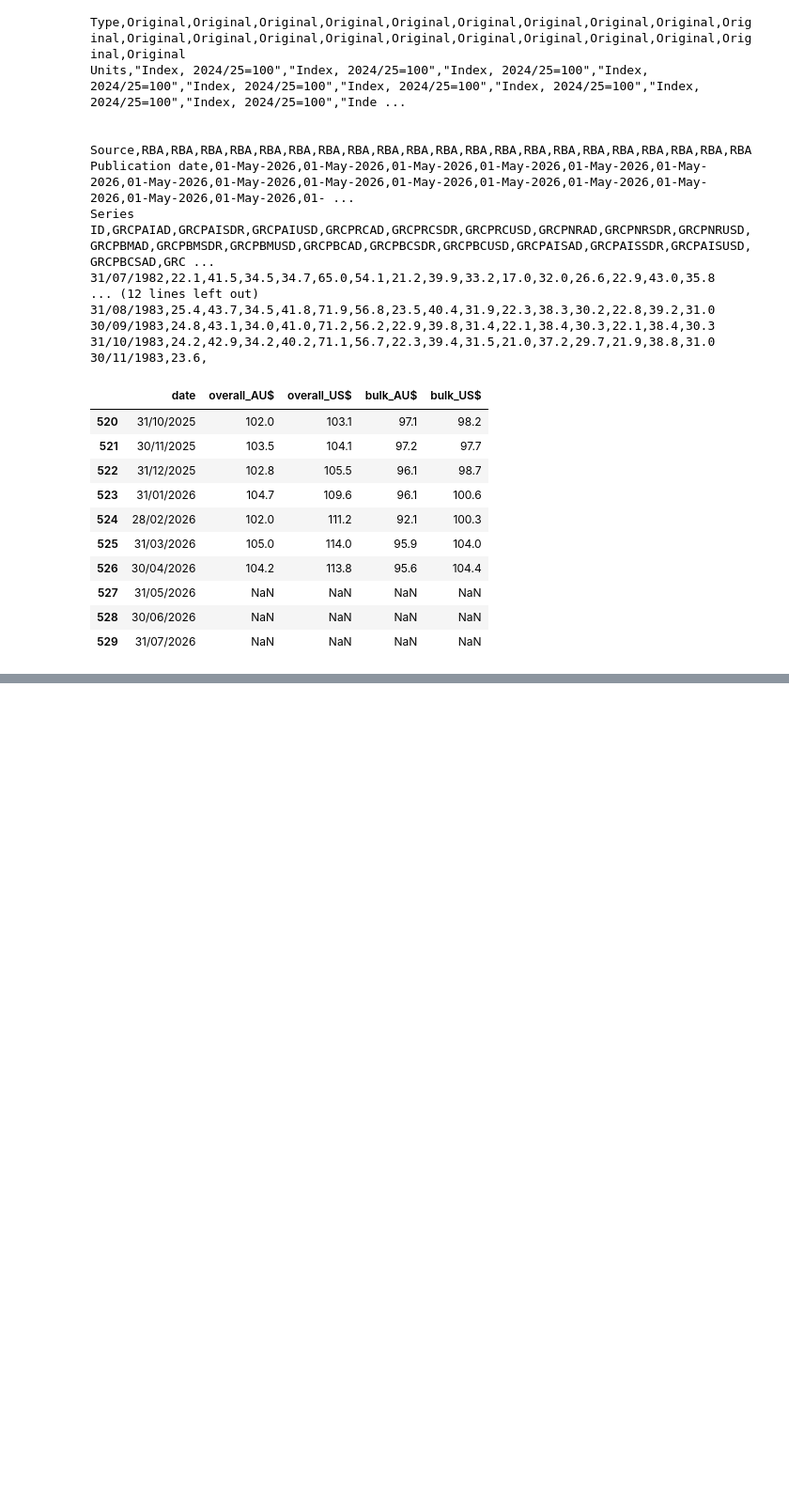
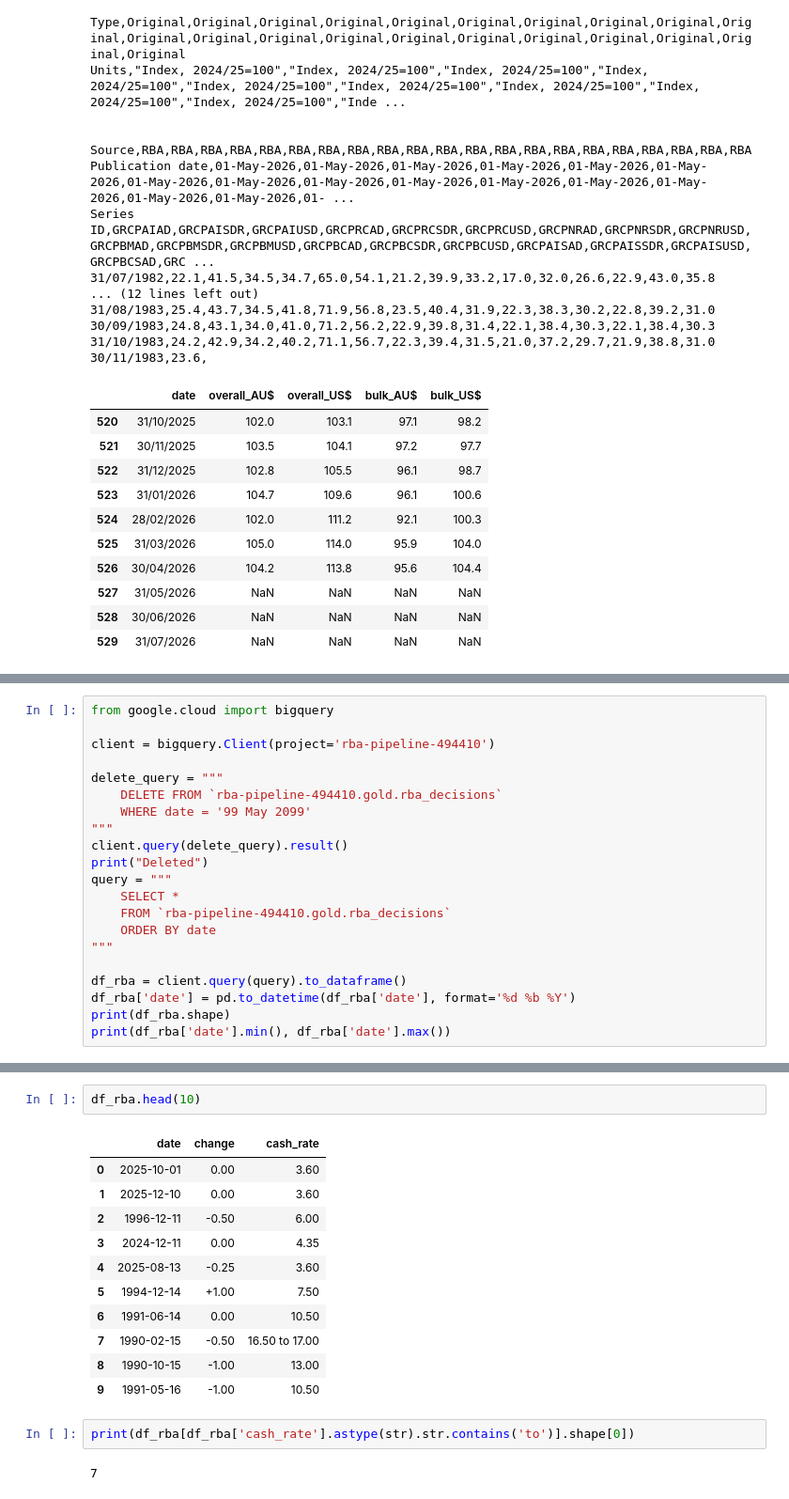
Before and after one commit to Daven88/rba-pipeline, a Jupyter notebook: src/project_extension/rba_tables/eda_rba_tables.ipynb, the cells around one changed output, grey strips where cells are left out. Shown at 94% size. Saved outputs shown, nothing was run; the diff lists cells and outputs as text; blank space fills up the shorter version.

```diff
--- a/src/project_extension/rba_tables/eda_rba_tables.ipynb
+++ b/src/project_extension/rba_tables/eda_rba_tables.ipynb
@@ -221,0 +510,21 @@ Series ID,GRCPAIAD,GRCPAISDR,GRCPAIUSD,GRCPRCAD,GRCPRCSDR,GRCPRCUSD,GRCPNRAD,GRC
+# %%
+from google.cloud import bigquery
+
+client = bigquery.Client(project='rba-pipeline-494410')
+
+delete_query = """
+    DELETE FROM `rba-pipeline-494410.gold.rba_decisions`
+    WHERE date = '99 May 2099'
+"""
+client.query(delete_query).result()
+print("Deleted")
+query = """
+    SELECT *
+    FROM `rba-pipeline-494410.gold.rba_decisions`
+    ORDER BY date
+"""
+
+df_rba = client.query(query).to_dataframe()
+df_rba['date'] = pd.to_datetime(df_rba['date'], format='%d %b %Y')
+print(df_rba.shape)
+print(df_rba['date'].min(), df_rba['date'].max())
@@ -221,0 +535,18 @@ Series ID,GRCPAIAD,GRCPAISDR,GRCPAIUSD,GRCPRCAD,GRCPRCSDR,GRCPRCUSD,GRCPNRAD,GRC
+# %%
+df_rba.head(10)
+# %% [output]
+|  | date | change | cash_rate |
+| 0 | 2025-10-01 | 0.00 | 3.60 |
+| 1 | 2025-12-10 | 0.00 | 3.60 |
+| 2 | 1996-12-11 | -0.50 | 6.00 |
+| 3 | 2024-12-11 | 0.00 | 4.35 |
+| 4 | 2025-08-13 | -0.25 | 3.60 |
+| 5 | 1994-12-14 | +1.00 | 7.50 |
+| 6 | 1991-06-14 | 0.00 | 10.50 |
+| 7 | 1990-02-15 | -0.50 | 16.50 to 17.00 |
+| 8 | 1990-10-15 | -1.00 | 13.00 |
+| 9 | 1991-05-16 | -1.00 | 10.50 |
+# %%
+print(df_rba[df_rba['cash_rate'].astype(str).str.contains('to')].shape[0])
+# %% [output]
+7
```
Also changed, not shown: parts of 36 cells of this notebook, 6 other files.
